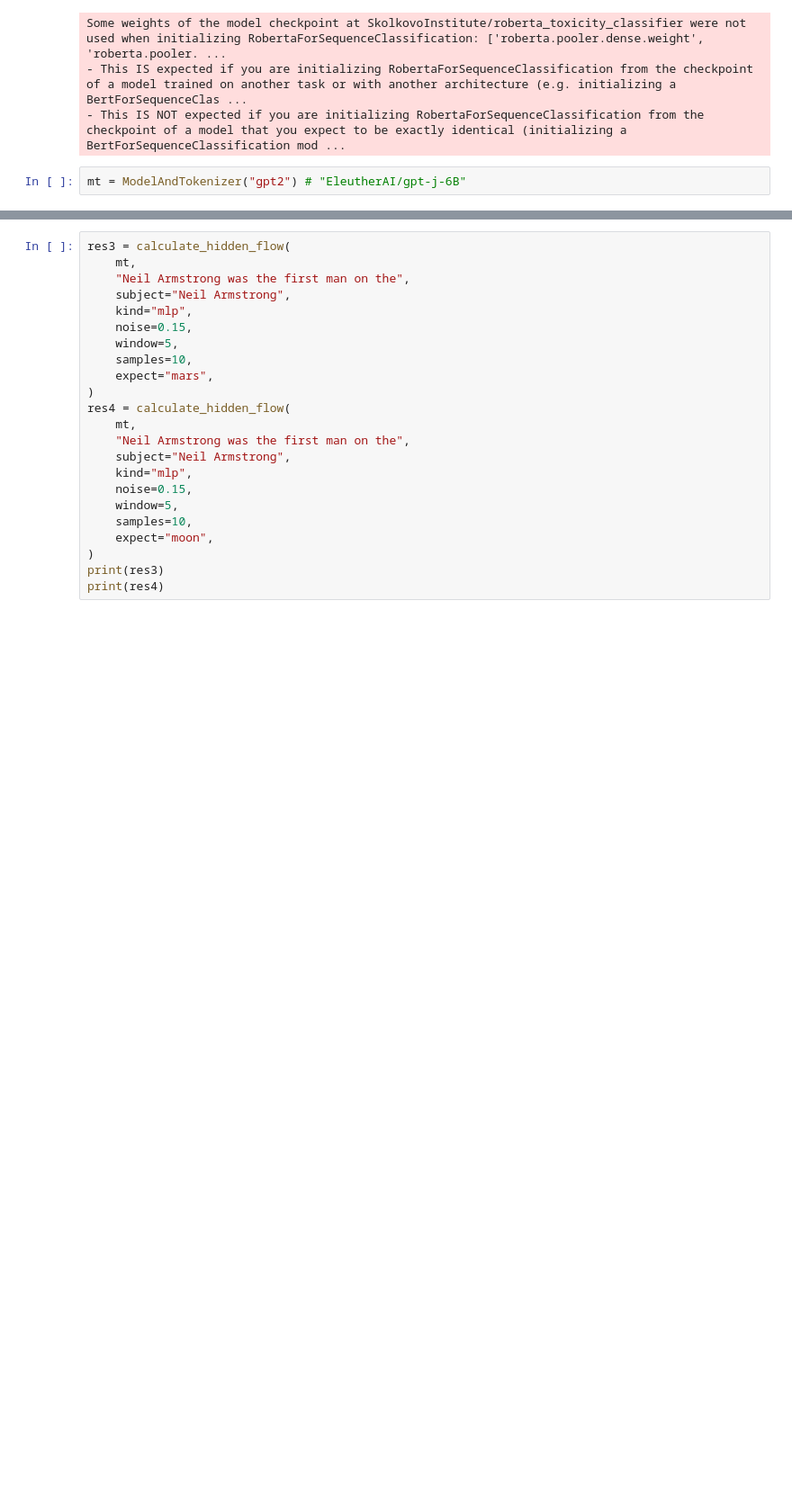
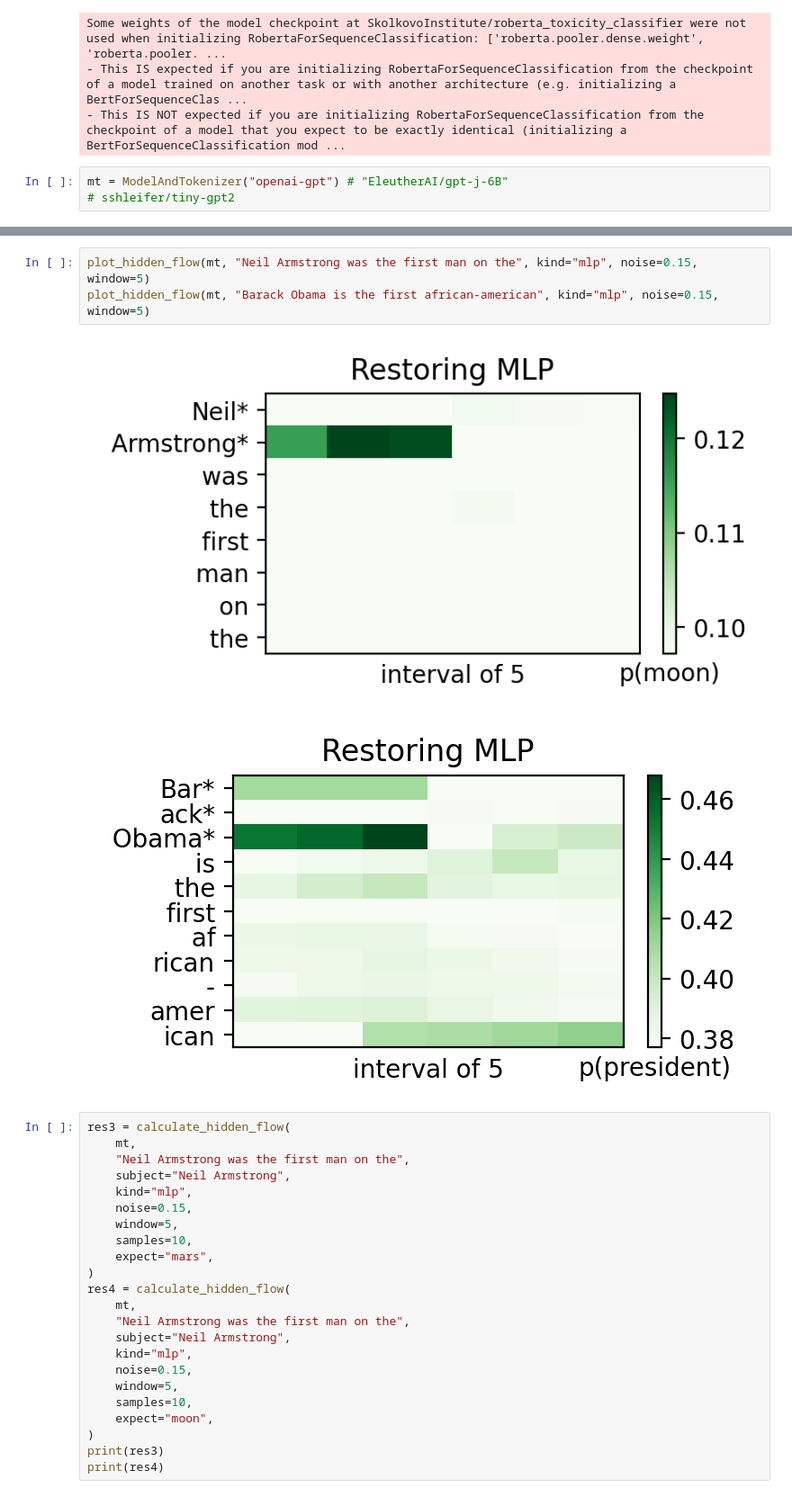
Before and after one commit to maxlampe/causalbackdoor, a Jupyter notebook: src/gptj_test_causal.ipynb, the cells around one changed output, grey strips where cells are left out. Shown at 90% size. Drawn from its saved outputs; the diff is of its cells as text; blank space fills up the shorter version.

```diff
--- a/src/gptj_test_causal.ipynb
+++ b/src/gptj_test_causal.ipynb
@@ -9,4 +9,5 @@ Some weights of the model checkpoint at SkolkovoInstitute/roberta_toxicity_class
 - This IS expected if you are initializing RobertaForSequenceClassification from the checkpoint of a model trained on another task or with another architecture (e.g. initializing a BertForSequenceClas ...
 - This IS NOT expected if you are initializing RobertaForSequenceClassification from the checkpoint of a model that you expect to be exactly identical (initializing a BertForSequenceClassification mod ...
 # %%
-mt = ModelAndTokenizer("gpt2") # "EleutherAI/gpt-j-6B"
+mt = ModelAndTokenizer("openai-gpt") # "EleutherAI/gpt-j-6B"
+# sshleifer/tiny-gpt2
@@ -46,3 +79,9 @@ print(res2)
+# %%
+plot_hidden_flow(mt, "Neil Armstrong was the first man on the", kind="mlp", noise=0.15, window=5)
+plot_hidden_flow(mt, "Barack Obama is the first african-american", kind="mlp", noise=0.15, window=5)
+# %% [output]
+[figure, added]
+[figure, added]
 # %%
 res3 = calculate_hidden_flow(
     mt,
```
Also changed, not shown: parts of 4 cells of this notebook, 11 other files.
